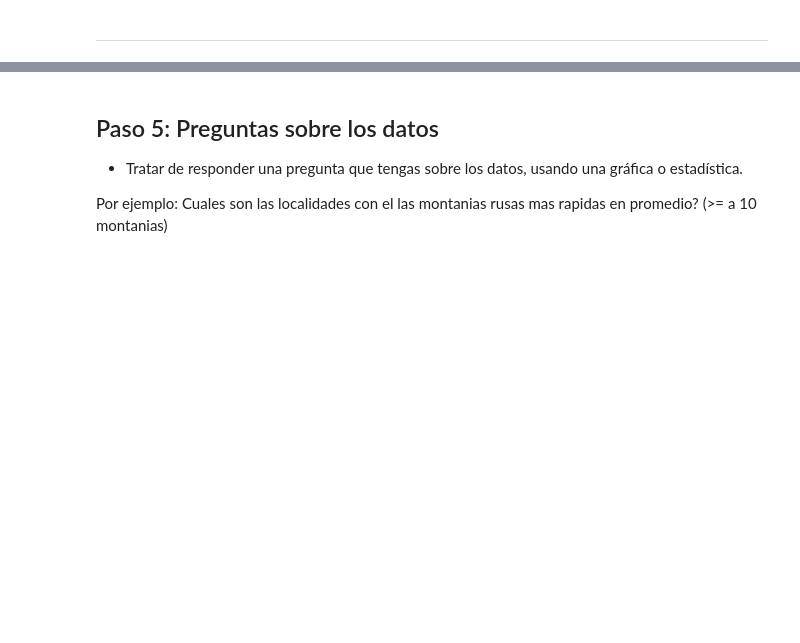
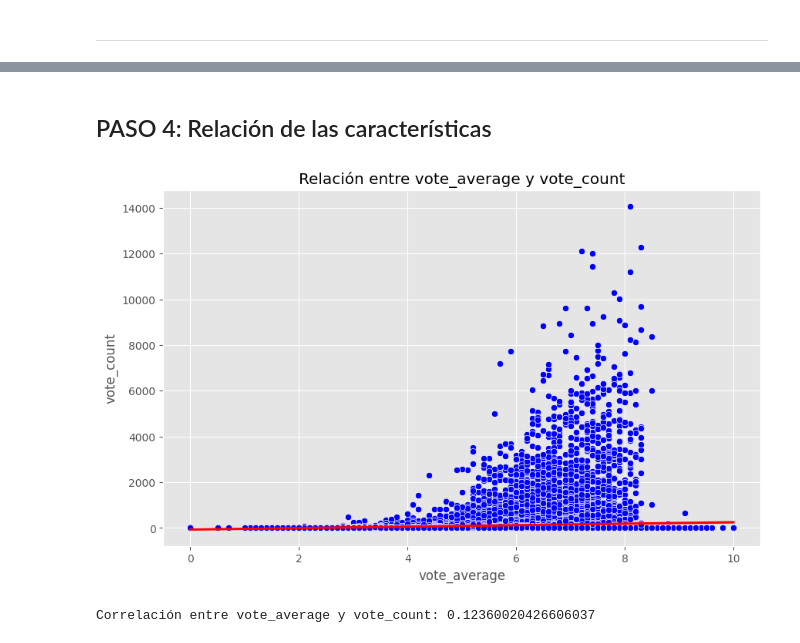
Before and after one commit to AlanTilca/PI_ML_OPS, a Jupyter notebook: ETL_EDA/dataset_movies.ipynb, the cells around one changed output, grey strips where cells are left out. Cells and saved outputs as stored; diff of their text form; code cells hidden in the pictures; blank space fills up the shorter version.

```diff
--- a/ETL_EDA/dataset_movies.ipynb
+++ b/ETL_EDA/dataset_movies.ipynb
@@ -487,6 +379,0 @@ dtype: object
-# %% [markdown]
-## Paso 5: Preguntas sobre los datos
-
-- Tratar de responder una pregunta que tengas sobre los datos, usando una gráfica o estadística.
-
-Por ejemplo: Cuales son las localidades con el las montanias rusas mas rapidas en promedio? (>= a 10 montanias)
@@ -507,0 +380,26 @@ Por ejemplo: Cuales son las localidades con el las montanias rusas mas rapidas e
+# %% [markdown]
+## PASO 4: Relación de las características
+# %%
+plt.figure(figsize=(10, 6))
+
+# Gráfico de dispersión de los puntos
+sns.scatterplot(data=df_vote, x='vote_average', y='vote_count', color='blue')
+
+# Línea de regresión
+sns.regplot(data=df_vote, x='vote_average', y='vote_count', scatter=False, color='red')
+
+plt.xlabel('vote_average')
+plt.ylabel('vote_count')
+plt.title('Relación entre vote_average y vote_count')
+plt.show()
+# %% [output]
+[figure, added]
+# %%
+correlacion = df_vote['vote_average'].corr(df_vote['vote_count'])
+print('Correlación entre vote_average y vote_count:', correlacion)
+
+# No hay una relacion lineal entre ambas columnas.
+# No hay relacion entre la cantidad de votos de una pelicula y su voto promedio, por lo tanto que tantos votos
+# haya tenido no le va a dar una nota mas alta.
+# %% [output]
+Correlación entre vote_average y vote_count: 0.12360020426606037
```
Also changed, not shown: parts of 25 cells of this notebook, 2 other files.
